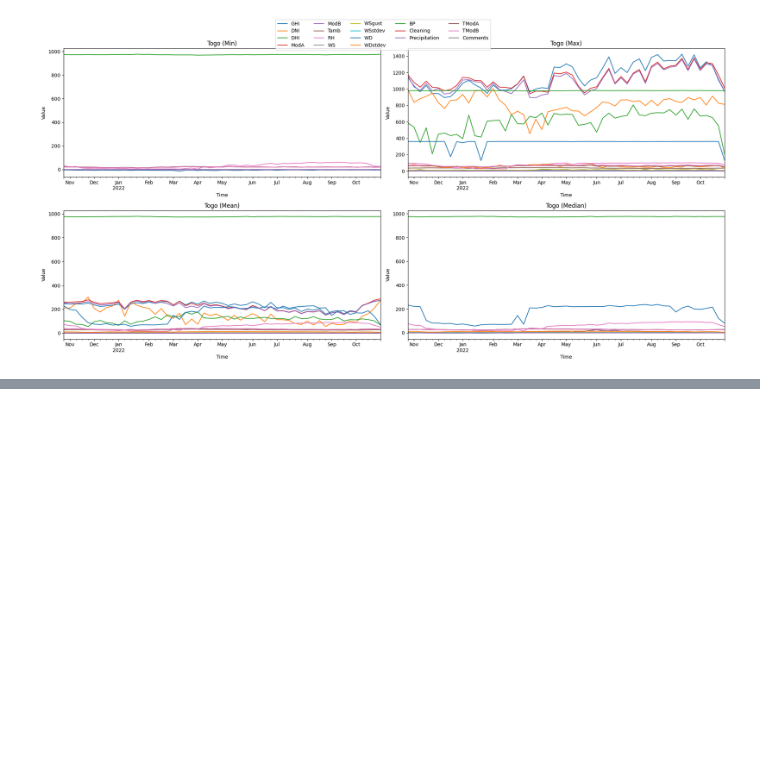
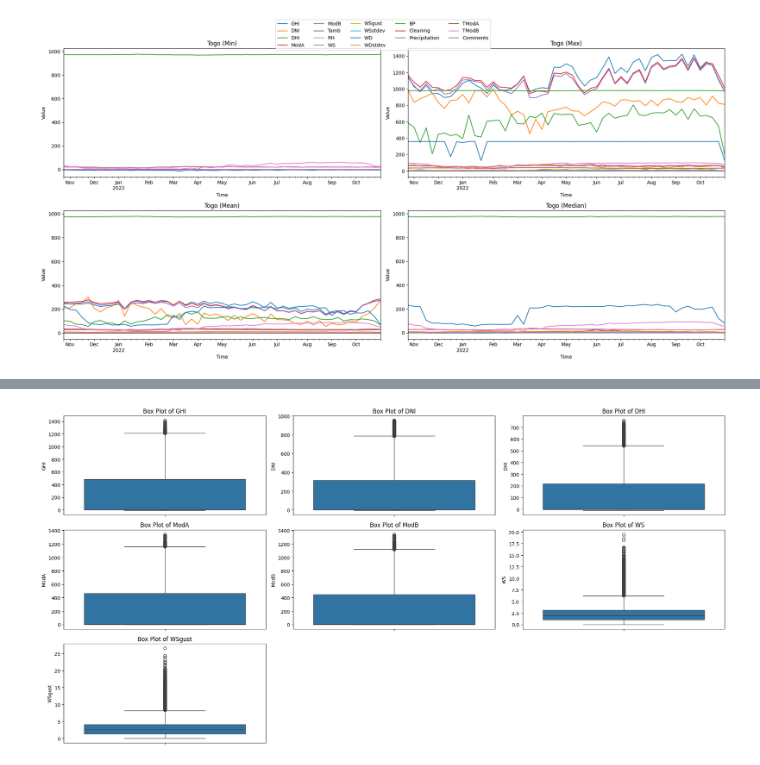
Before and after one commit to wendirad/solar-farm-insight, a Jupyter notebook: notebooks/analysis.ipynb, the cells around one changed output, grey strips where cells are left out. Drawn from its saved outputs; the diff is of its cells as text; code cells hidden in the pictures; blank space fills up the shorter version.

```diff
--- a/notebooks/analysis.ipynb
+++ b/notebooks/analysis.ipynb
@@ -207,0 +240,4 @@ plot_statistical_summary(
+# %%
+plot_outliers(bn_df, columns=columns, ncols=3, figsize=(20, 10))
+# %% [output]
+[figure, added]
```
Also changed, not shown: parts of 18 cells of this notebook, 3 other files.
